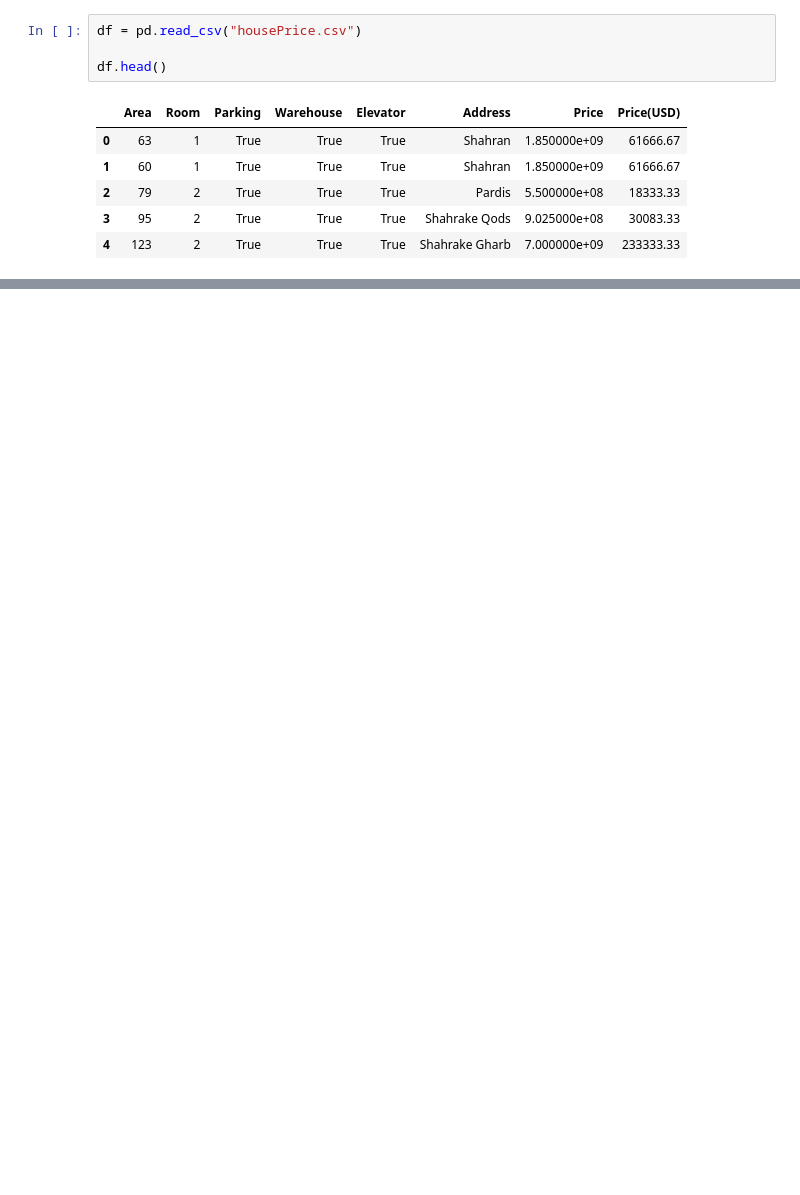
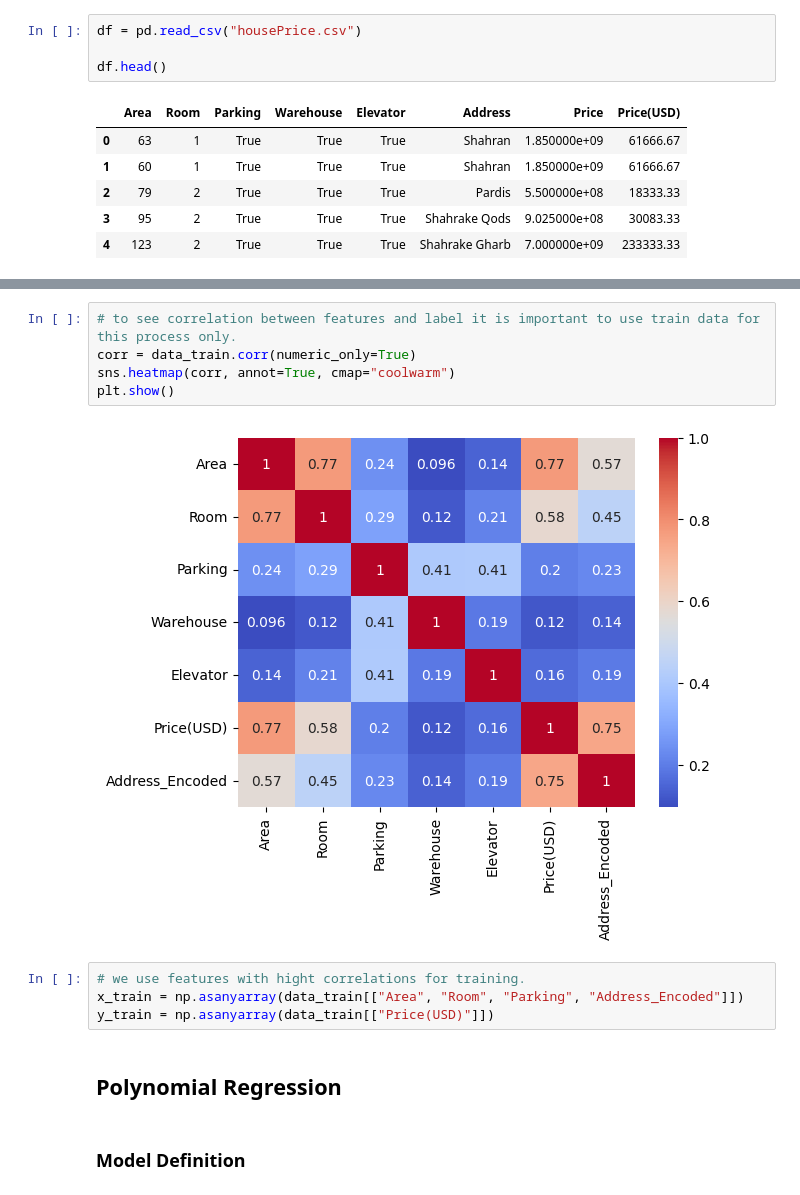
Before and after one commit to fahime9407/predict-housePrice, a Jupyter notebook: main.ipynb, the cells around one changed output, grey strips where cells are left out. Drawn from its saved outputs; the diff is of its cells as text; blank space fills up the shorter version.

```diff
--- a/main.ipynb
+++ b/main.ipynb
@@ -189,0 +153,15 @@ plt.show()
+# %%
+# to see correlation between features and label it is important to use train data for this process only.
+corr = data_train.corr(numeric_only=True)
+sns.heatmap(corr, annot=True, cmap="coolwarm")
+plt.show()
+# %% [output]
+[figure, added]
+# %%
+# we use features with hight correlations for training.
+x_train = np.asanyarray(data_train[["Area", "Room", "Parking", "Address_Encoded"]])
+y_train = np.asanyarray(data_train[["Price(USD)"]])
+# %% [markdown]
+## Polynomial Regression
+# %% [markdown]
+### Model Definition
```
Also changed, not shown: parts of 35 cells of this notebook.
